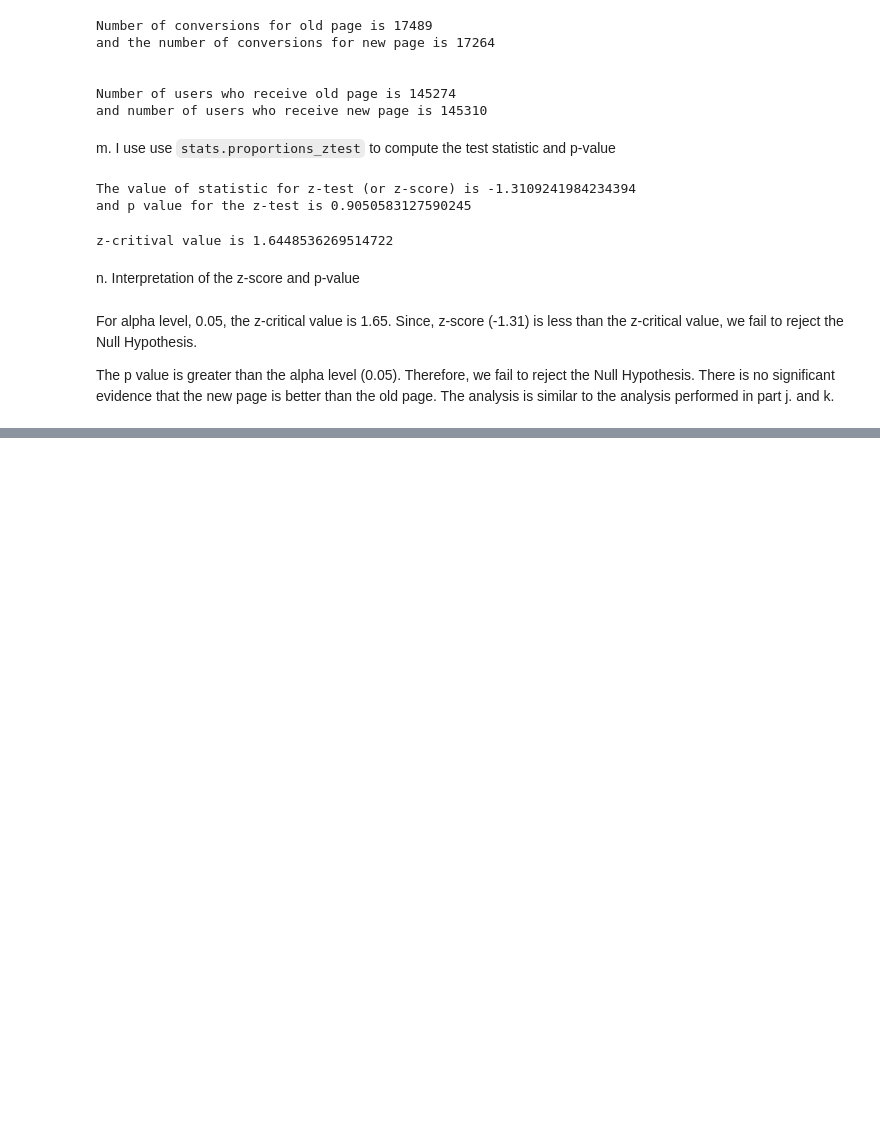
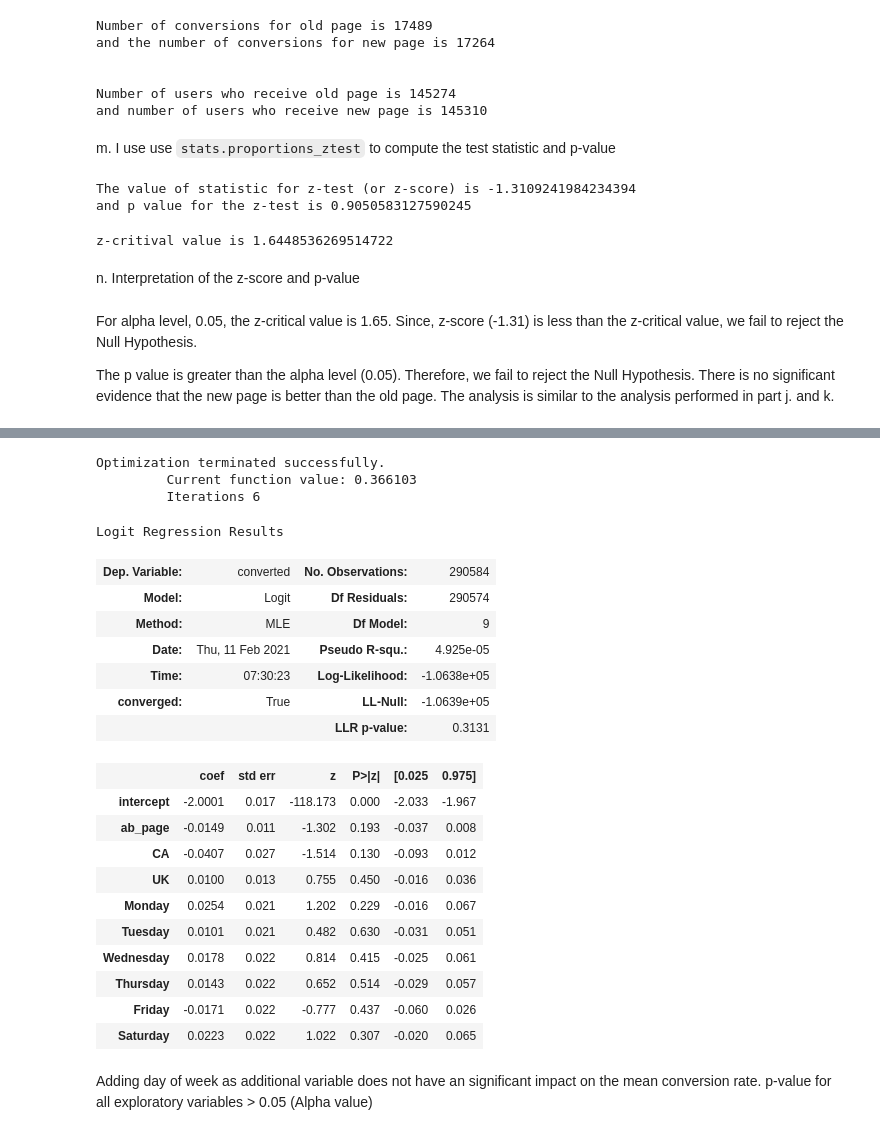
Before and after one commit to Aastha-Arora/analyze-AB-test-results, a Jupyter notebook: Analyze_ab_test_results.ipynb, the cells around one changed output, grey strips where cells are left out. Cells and saved outputs as stored; diff of their text form; code cells hidden in the pictures; blank space fills up the shorter version.

Commit message:
feat: Add results for regression analysis
Create Logistic Regression Models by adding different variables to test
 if there is a significant effect on conversion

```diff
--- a/Analyze_ab_test_results.ipynb
+++ b/Analyze_ab_test_results.ipynb
@@ -355,0 +585,2 @@ The analysis is similar to the analysis performed in part j. and k.
+# %%
+df3['timestamp'] = pd.to_datetime(df3['timestamp']) # Converting data type for timestamp column to datetime
@@ -355,0 +591,3 @@ The analysis is similar to the analysis performed in part j. and k.
+# %%
+# Adding new column day of week (Source: https://pandas.pydata.org/pandas-docs/stable/reference/arrays.html)
+df3['day'] = df3['timestamp'].apply(lambda x: x.day_name())
@@ -355,0 +603,35 @@ The analysis is similar to the analysis performed in part j. and k.
+# %%
+df3 = df3.join(pd.get_dummies(df3['day']))
+# %%
+# Considering Sunday as baseline
+lm4 = sm.Logit(df3['converted'], df3[['intercept', 'ab_page', 'CA', 'UK', 'Monday', 'Tuesday', 'Wednesday',\
+                                     'Thursday', 'Friday', 'Saturday']])
+result4 = lm4.fit()
+# %% [output]
+Optimization terminated successfully.
+         Current function value: 0.366103
+         Iterations 6
+# %%
+result4.summary()
+# %% [output]
+Logit Regression Results
+| Dep. Variable: | converted | No. Observations: | 290584 |
+| Model: | Logit | Df Residuals: | 290574 |
+| Method: | MLE | Df Model: | 9 |
+| Date: | Thu, 11 Feb 2021 | Pseudo R-squ.: | 4.925e-05 |
+| Time: | 07:30:23 | Log-Likelihood: | -1.0638e+05 |
+| converged: | True | LL-Null: | -1.0639e+05 |
+|  |  | LLR p-value: | 0.3131 |
+|  | coef | std err | z | P>|z| | [0.025 | 0.975] |
+| intercept | -2.0001 | 0.017 | -118.173 | 0.000 | -2.033 | -1.967 |
+| ab_page | -0.0149 | 0.011 | -1.302 | 0.193 | -0.037 | 0.008 |
+| CA | -0.0407 | 0.027 | -1.514 | 0.130 | -0.093 | 0.012 |
+| UK | 0.0100 | 0.013 | 0.755 | 0.450 | -0.016 | 0.036 |
+| Monday | 0.0254 | 0.021 | 1.202 | 0.229 | -0.016 | 0.067 |
+| Tuesday | 0.0101 | 0.021 | 0.482 | 0.630 | -0.031 | 0.051 |
+| Wednesday | 0.0178 | 0.022 | 0.814 | 0.415 | -0.025 | 0.061 |
+| Thursday | 0.0143 | 0.022 | 0.652 | 0.514 | -0.029 | 0.057 |
+| Friday | -0.0171 | 0.022 | -0.777 | 0.437 | -0.060 | 0.026 |
+| Saturday | 0.0223 | 0.022 | 1.022 | 0.307 | -0.020 | 0.065 |
+# %% [markdown]
+Adding day of week as additional variable does not have an significant impact on the mean conversion rate. p-value for all exploratory variables > 0.05 (Alpha value)
```
Also changed, not shown: parts of 44 cells of this notebook.
